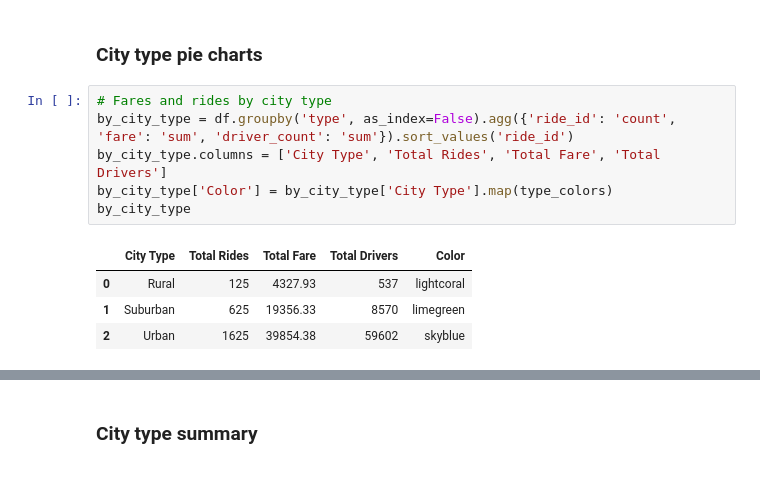
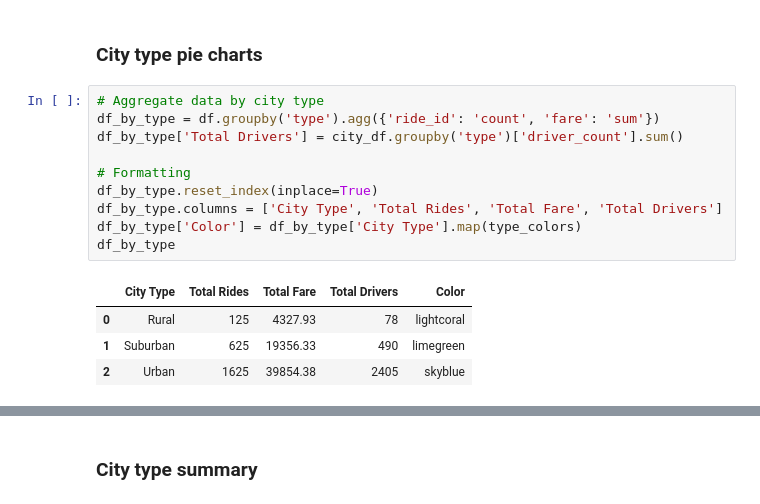
Before and after one commit to tri-bui/sandbox-analytics, a Jupyter notebook: pyber/pyber.ipynb, the cells around one changed output, grey strips where cells are left out. Cells and saved outputs as stored; diff of their text form.

```diff
--- a/pyber/pyber.ipynb
+++ b/pyber/pyber.ipynb
@@ -233,13 +211,17 @@ box.savefig('analysis/box.png')
 # %% [markdown]
 ### City type pie charts
 # %%
-# Fares and rides by city type
-by_city_type = df.groupby('type', as_index=False).agg({'ride_id': 'count', 'fare': 'sum', 'driver_count': 'sum'}).sort_values('ride_id')
-by_city_type.columns = ['City Type', 'Total Rides', 'Total Fare', 'Total Drivers']
-by_city_type['Color'] = by_city_type['City Type'].map(type_colors)
-by_city_type
+# Aggregate data by city type
+df_by_type = df.groupby('type').agg({'ride_id': 'count', 'fare': 'sum'})
+df_by_type['Total Drivers'] = city_df.groupby('type')['driver_count'].sum()
+
+# Formatting
+df_by_type.reset_index(inplace=True)
+df_by_type.columns = ['City Type', 'Total Rides', 'Total Fare', 'Total Drivers']
+df_by_type['Color'] = df_by_type['City Type'].map(type_colors)
+df_by_type
 # %% [output]
 |  | City Type | Total Rides | Total Fare | Total Drivers | Color |
-| 0 | Rural | 125 | 4327.93 | 537 | lightcoral |
-| 1 | Suburban | 625 | 19356.33 | 8570 | limegreen |
-| 2 | Urban | 1625 | 39854.38 | 59602 | skyblue |
+| 0 | Rural | 125 | 4327.93 | 78 | lightcoral |
+| 1 | Suburban | 625 | 19356.33 | 490 | limegreen |
+| 2 | Urban | 1625 | 39854.38 | 2405 | skyblue |
```
Also changed, not shown: parts of 11 cells of this notebook, 4 other files.
